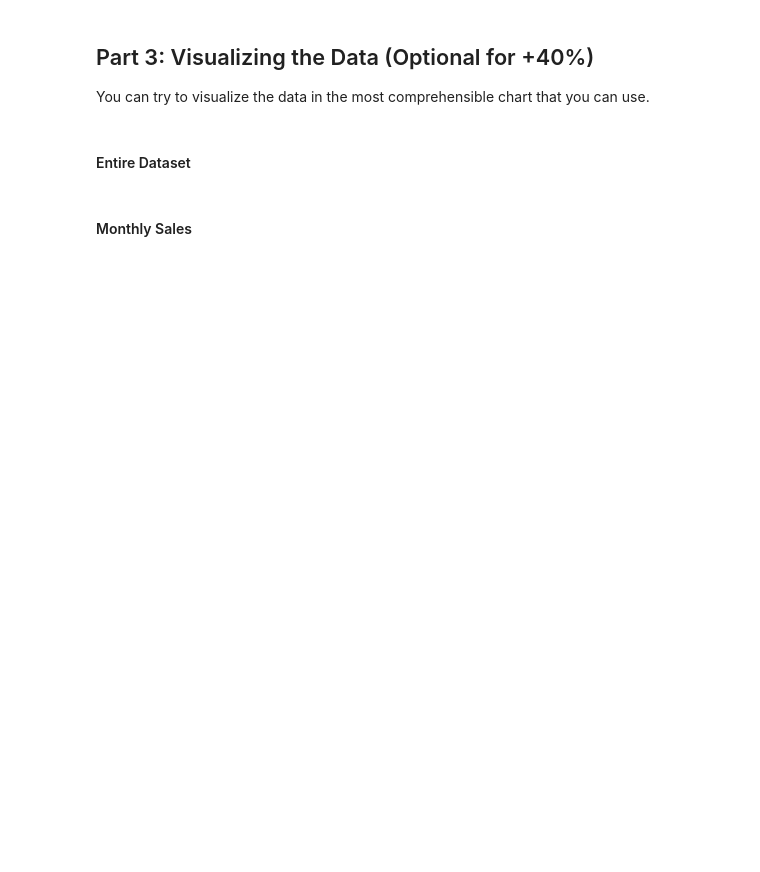
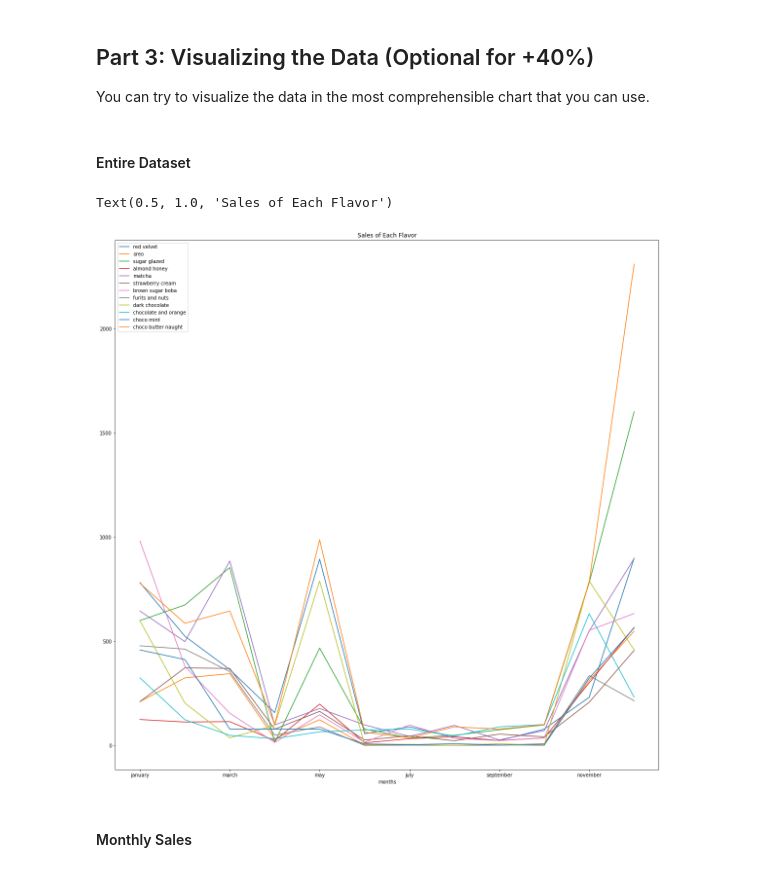
Before and after one commit to otorregrosa/LinearAlg, a Jupyter notebook: Week 10/LinAlg_Midterms.ipynb, the cells around one changed output. Drawn from its saved outputs; the diff is of its cells as text; code cells hidden in the pictures; blank space fills up the shorter version.

```diff
--- a/Week 10/LinAlg_Midterms.ipynb
+++ b/Week 10/LinAlg_Midterms.ipynb
@@ -155,5 +262,12 @@ import seaborn as sns
 %matplotlib inline
 # %% [markdown]
 #### Entire Dataset
+# %%
+df_sales_table = pd.read_csv("bebangsalesalter - Sheet1.csv")
+df_sales_table.plot(x="months", figsize=(20,20))
+plt.title('Sales of Each Flavor')
+# %% [output]
+Text(0.5, 1.0, 'Sales of Each Flavor')
+[figure, added]
 # %% [markdown]
 #### Monthly Sales
```
Also changed, not shown: parts of 12 cells of this notebook.
